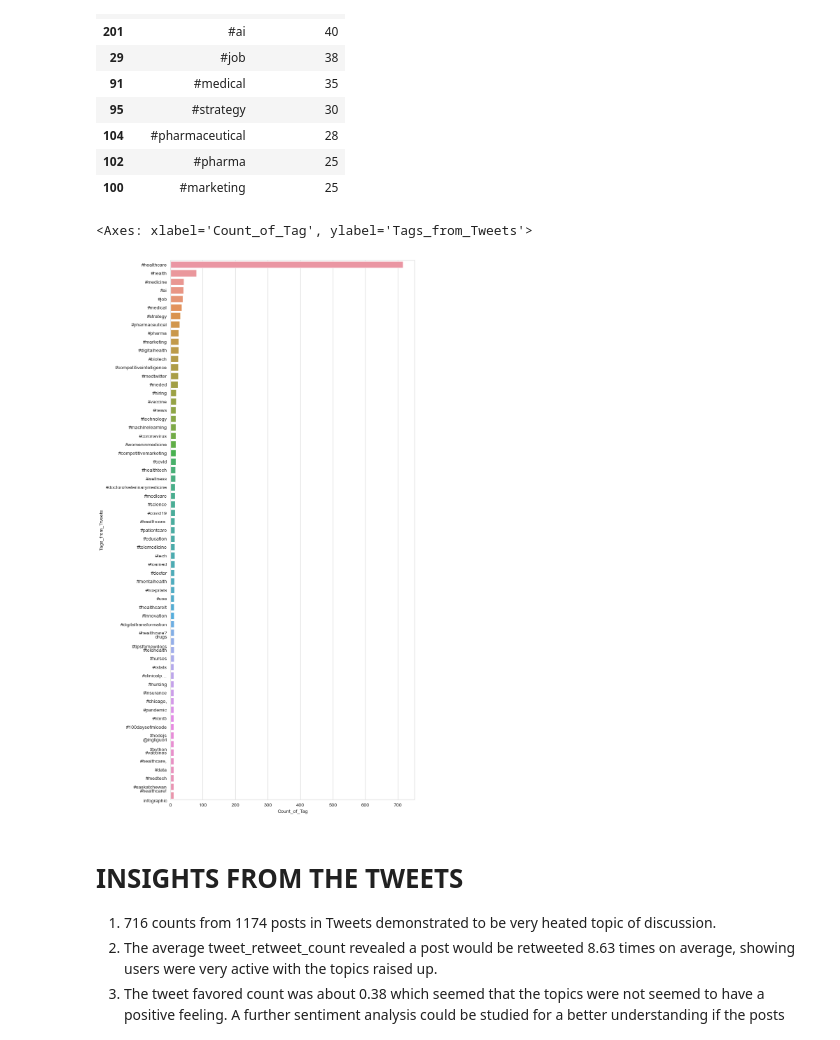
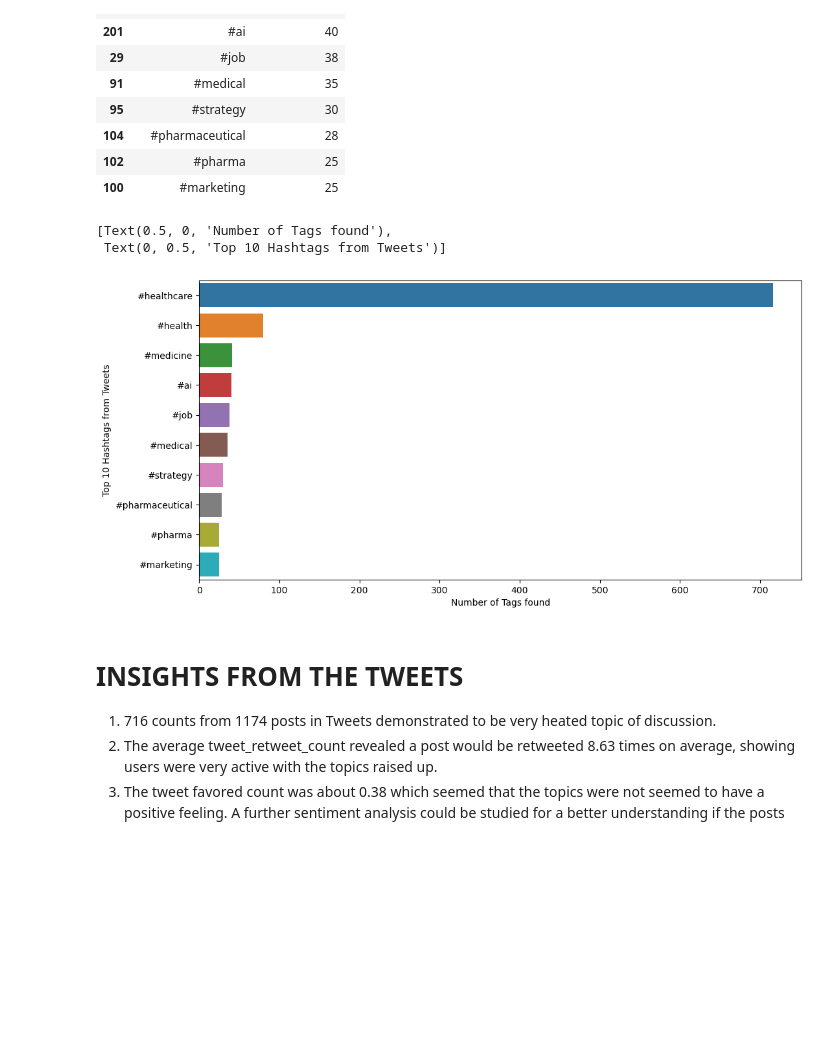
Before and after one commit to pykenneth/python_anywhere, a Jupyter notebook: LSE_DA201_Assignment_Kenneth_Lo.ipynb, the cells around one changed output. Cells and saved outputs as stored; diff of their text form; code cells hidden in the pictures; blank space fills up the shorter version.

```diff
--- a/LSE_DA201_Assignment_Kenneth_Lo.ipynb
+++ b/LSE_DA201_Assignment_Kenneth_Lo.ipynb
@@ -813,11 +813,21 @@ distribution.head(10)
 # %%
 distribution = distrib[distrib["Count_of_Tag"]>=10].sort_values(by="Count_of_Tag", ascending=False)
 # %%
-fig,ax = plt.subplots(figsize=(9,20))
-sns.barplot(y="Tags_from_Tweets", x="Count_of_Tag", data=distribution)
+import matplotlib.pyplot as plt
+import seaborn as sns
+
+fig,ax = plt.subplots(figsize=(12,6))
+
+temp = distribution.iloc[:10]
+
+sns.barplot(y="Tags_from_Tweets",
+            x="Count_of_Tag",
+            data=temp
+           ).set(xlabel="Number of Tags found", ylabel="Top 10 Hashtags from Tweets")
 # %% [output]
-<Axes: xlabel='Count_of_Tag', ylabel='Tags_from_Tweets'>
+[Text(0.5, 0, 'Number of Tags found'),
+ Text(0, 0.5, 'Top 10 Hashtags from Tweets')]
-[figure, old version]
+[figure, new version]
 # %% [markdown]
 # INSIGHTS FROM THE TWEETS
 
```
Also changed, not shown: parts of 2 cells of this notebook, 1 other file.
